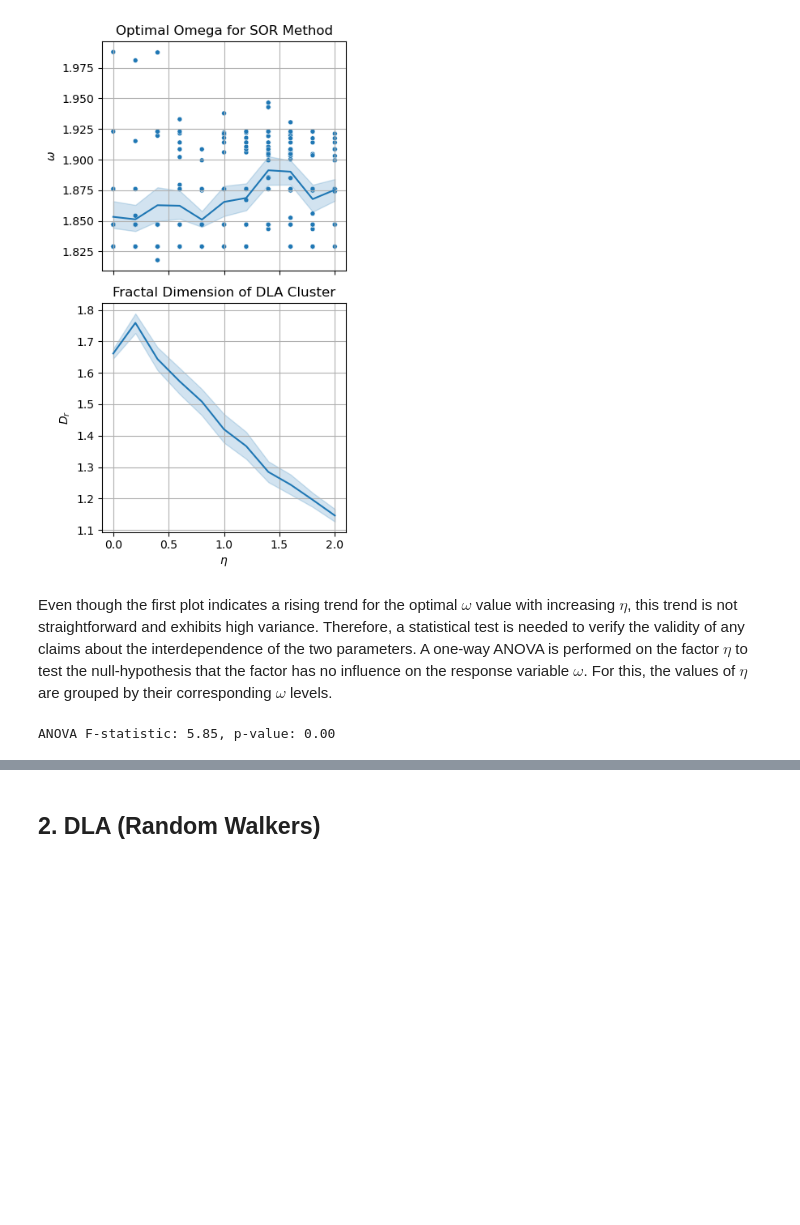
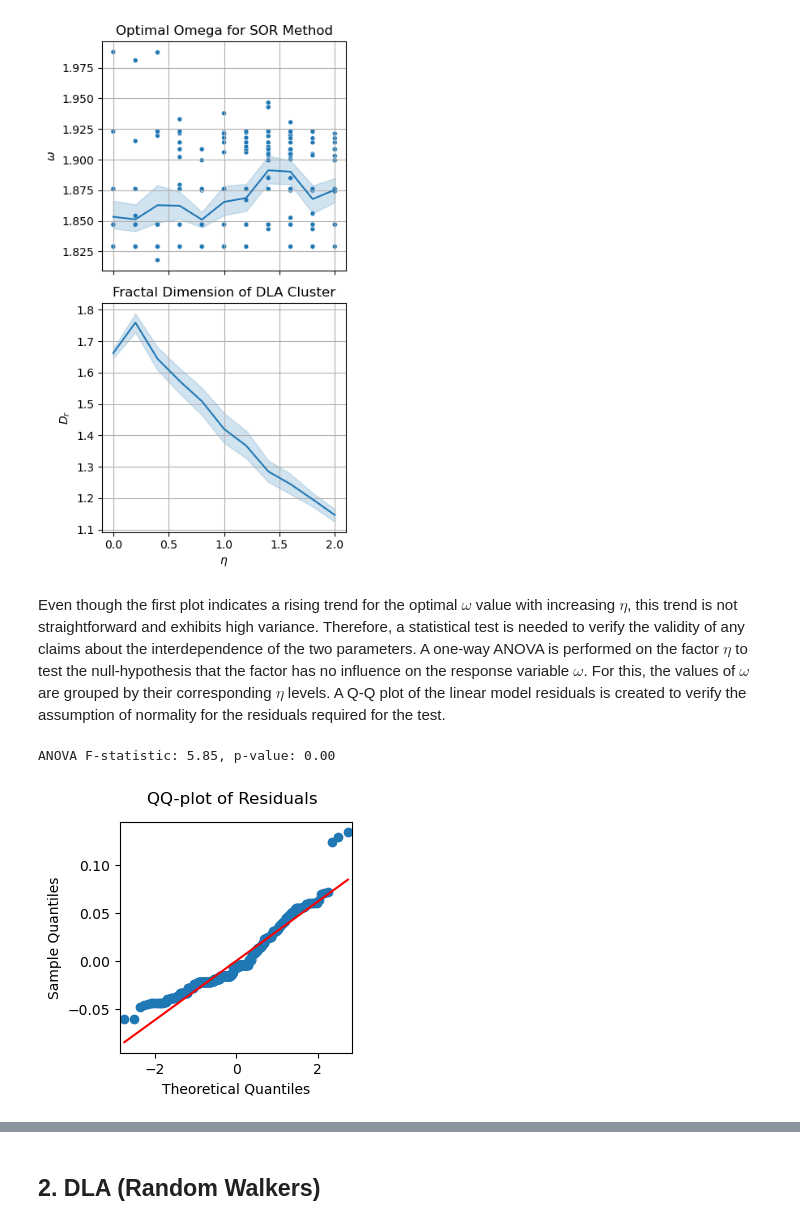
Before and after one commit to mboyan/scented-candles, a Jupyter notebook: Assignment Set 2/AssignmentSet2.ipynb, the cells around one changed output, grey strips where cells are left out. Drawn from its saved outputs; the diff is of its cells as text; code cells hidden in the pictures; blank space fills up the shorter version.

```diff
--- a/Assignment Set 2/AssignmentSet2.ipynb
+++ b/Assignment Set 2/AssignmentSet2.ipynb
@@ -119,13 +117,16 @@ vis.plot_dla_diff_sim_params(df_sim_results)
 # %% [output]
 [figure]
 # %% [markdown]
-Even though the first plot indicates a rising trend for the optimal $\omega$ value with increasing $\eta$, this trend is not straightforward and exhibits high variance. Therefore, a statistical test is needed to verify the validity of any claims about the interdependence of the two parameters. A one-way ANOVA is performed on the factor $\eta$ to test the null-hypothesis that the factor has no influence on the response variable $\omega$. For this, the values of $\eta$ are grouped by their corresponding $\omega$ levels.
+Even though the first plot indicates a rising trend for the optimal $\omega$ value with increasing $\eta$, this trend is not straightforward and exhibits high variance. Therefore, a statistical test is needed to verify the validity of any claims about the interdependence of the two parameters. A one-way ANOVA is performed on the factor $\eta$ to test the null-hypothesis that the factor has no influence on the response variable $\omega$. For this, the values of $\omega$ are grouped by their corresponding $\eta$ levels. A Q-Q plot of the linear model residuals is created to verify the assumption of normality for the residuals required for the test.
 # %%
 eta_unique = df_sim_results['$\eta$'].unique()
 eta_omegas = [df_sim_results[df_sim_results['$\eta$'] == eta]['$\omega$'].values for eta in eta_unique]
 f_stat, p_val = f_oneway(*eta_omegas)
 
 print(f"ANOVA F-statistic: {f_stat:.2f}, p-value: {p_val:.2f}")
+
+vis.residuals_qqplot(eta_omegas, eta_unique)
 # %% [output]
 ANOVA F-statistic: 5.85, p-value: 0.00
+[figure, added]
 # %% [markdown]
```
Also changed, not shown: parts of 21 cells of this notebook, 2 other files.
